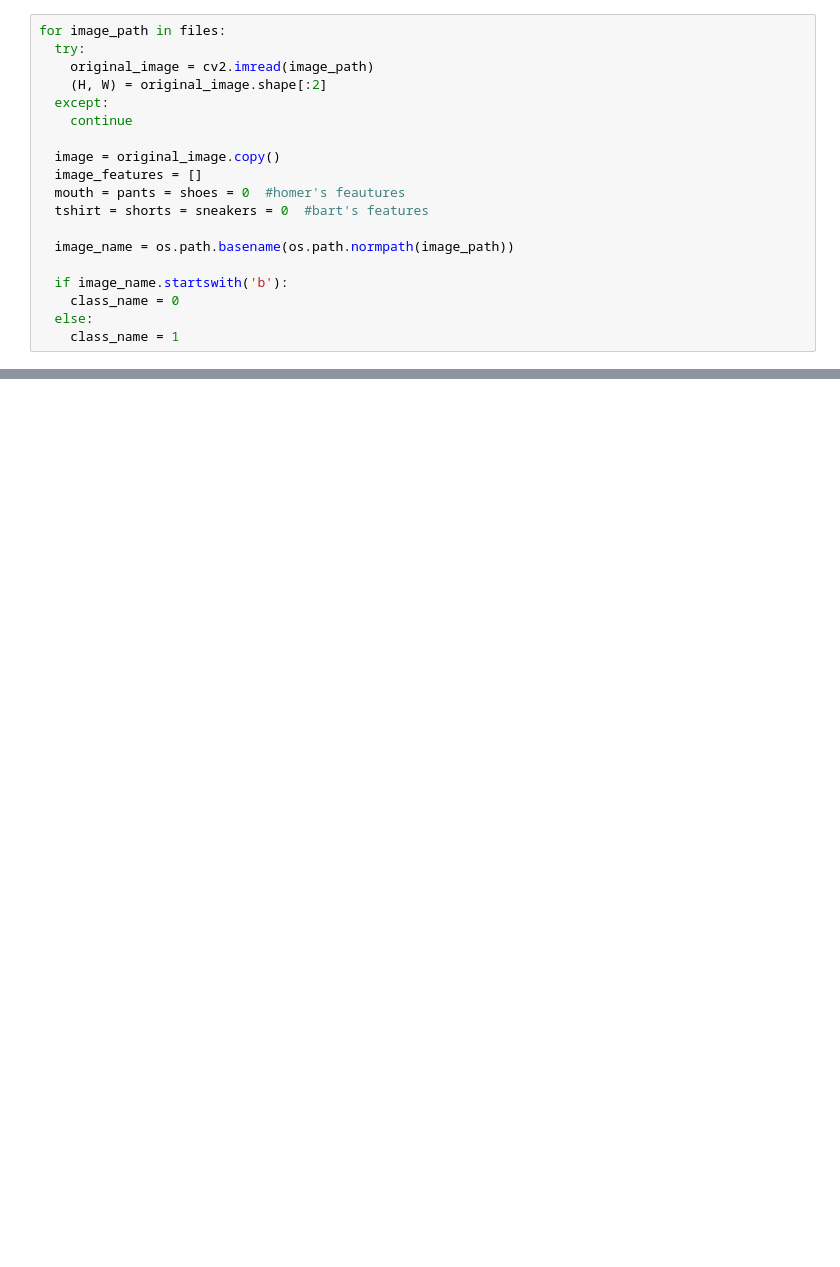
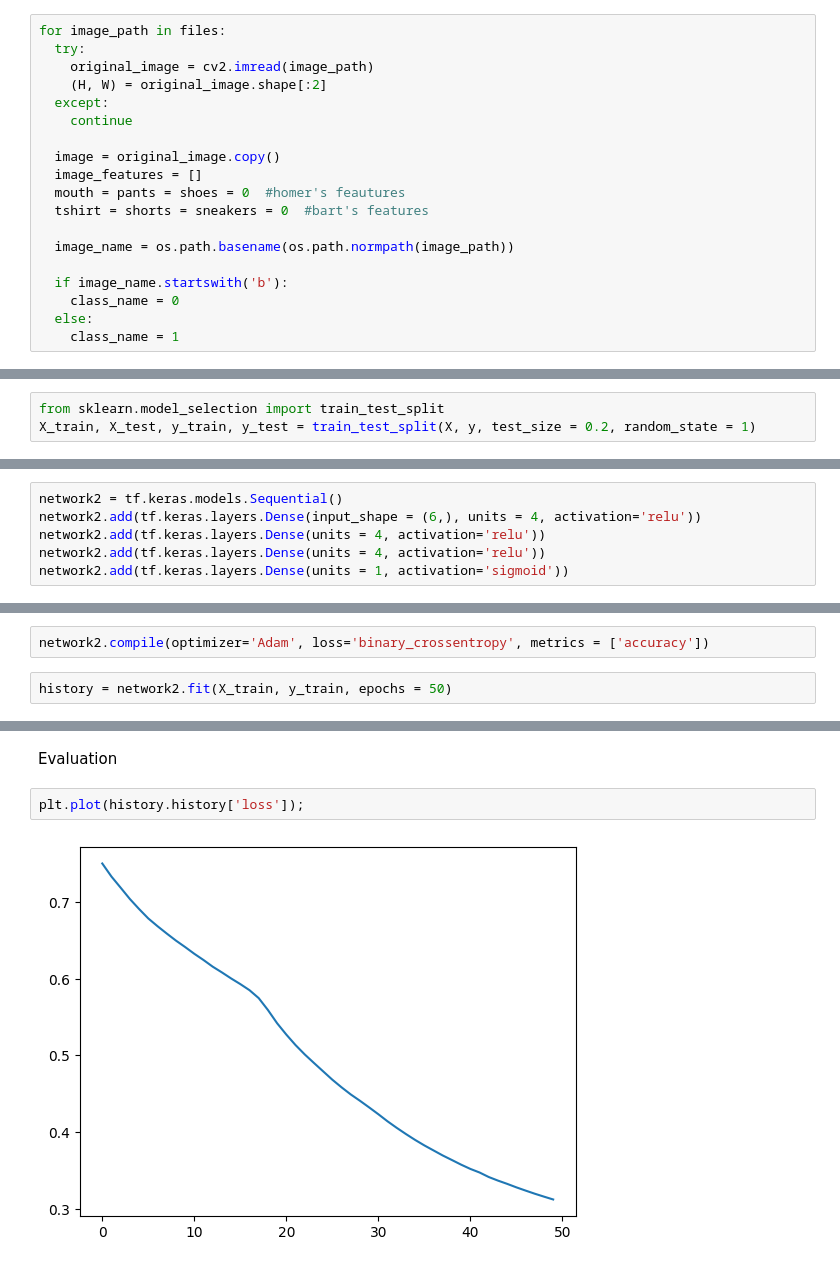
Before and after one commit to denizgulal/Image_Classifier_with_Neural_Networks, a Jupyter notebook: feature_extraction_bart.ipynb, the cells around one changed output, grey strips where cells are left out. Cells and saved outputs as stored; diff of their text form; blank space fills up the shorter version.

Commit message:
Full code used for image classification similar the previous example. Here only used feature extraction for the specific parts of the images.

```diff
--- a/feature_extraction_bart.ipynb
+++ b/feature_extraction_bart.ipynb
@@ -115,0 +163,3 @@ if show_images == True:
+# %%
+from sklearn.model_selection import train_test_split
+X_train, X_test, y_train, y_test = train_test_split(X, y, test_size = 0.2, random_state = 1)
@@ -115,0 +168,6 @@ if show_images == True:
+# %%
+network2 = tf.keras.models.Sequential()
+network2.add(tf.keras.layers.Dense(input_shape = (6,), units = 4, activation='relu'))
+network2.add(tf.keras.layers.Dense(units = 4, activation='relu'))
+network2.add(tf.keras.layers.Dense(units = 4, activation='relu'))
+network2.add(tf.keras.layers.Dense(units = 1, activation='sigmoid'))
@@ -115,0 +194,4 @@ if show_images == True:
+# %%
+network2.compile(optimizer='Adam', loss='binary_crossentropy', metrics = ['accuracy'])
+# %%
+history = network2.fit(X_train, y_train, epochs = 50)
@@ -115,0 +216,6 @@ if show_images == True:
+# %% [markdown]
+Evaluation
+# %%
+plt.plot(history.history['loss']);
+# %% [output]
+[figure, added]
```
Also changed, not shown: parts of 26 cells of this notebook.
